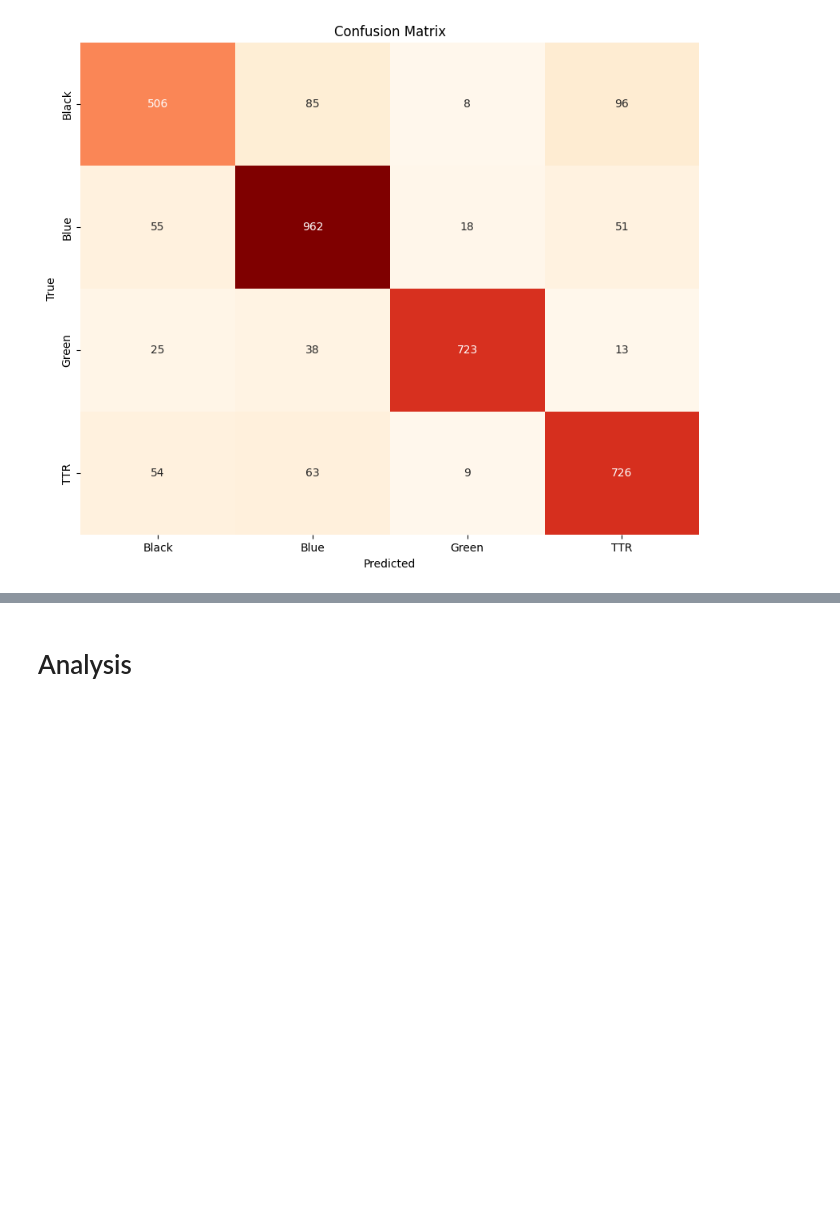
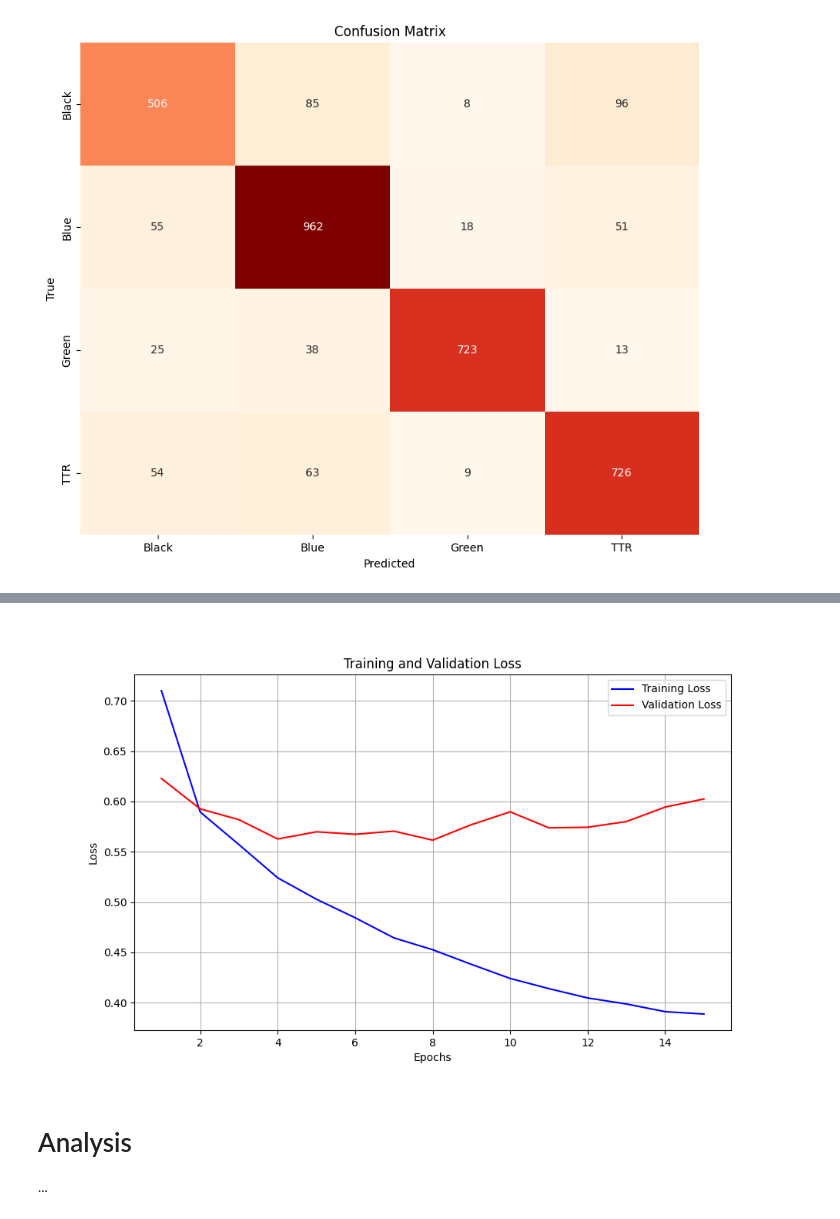
Before and after one commit to destinsaba/GarbageClassifier, a Jupyter notebook: predictionResults.ipynb, the cells around one changed output, grey strips where cells are left out. Cells and saved outputs as stored; diff of their text form; code cells hidden in the pictures; blank space fills up the shorter version.

```diff
--- a/predictionResults.ipynb
+++ b/predictionResults.ipynb
@@ -182,2 +284,11 @@ plt.show()
+# %%
+# Training and validation over time
+# Note: This image was created during training on the TALC
+# cluster and is included in the notebook for viewing convenience
+
+im(filename='loss_curves.png')
+# %% [output]
+[figure, added]
 # %% [markdown]
 # Analysis
+...
```
Also changed, not shown: parts of 9 cells of this notebook.
